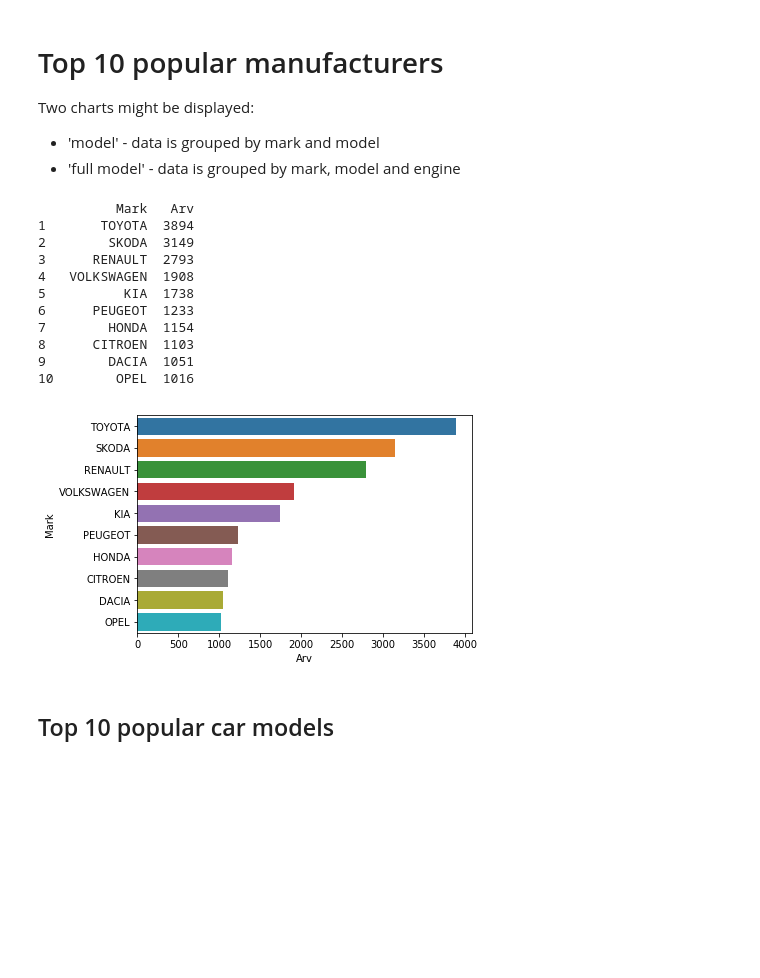
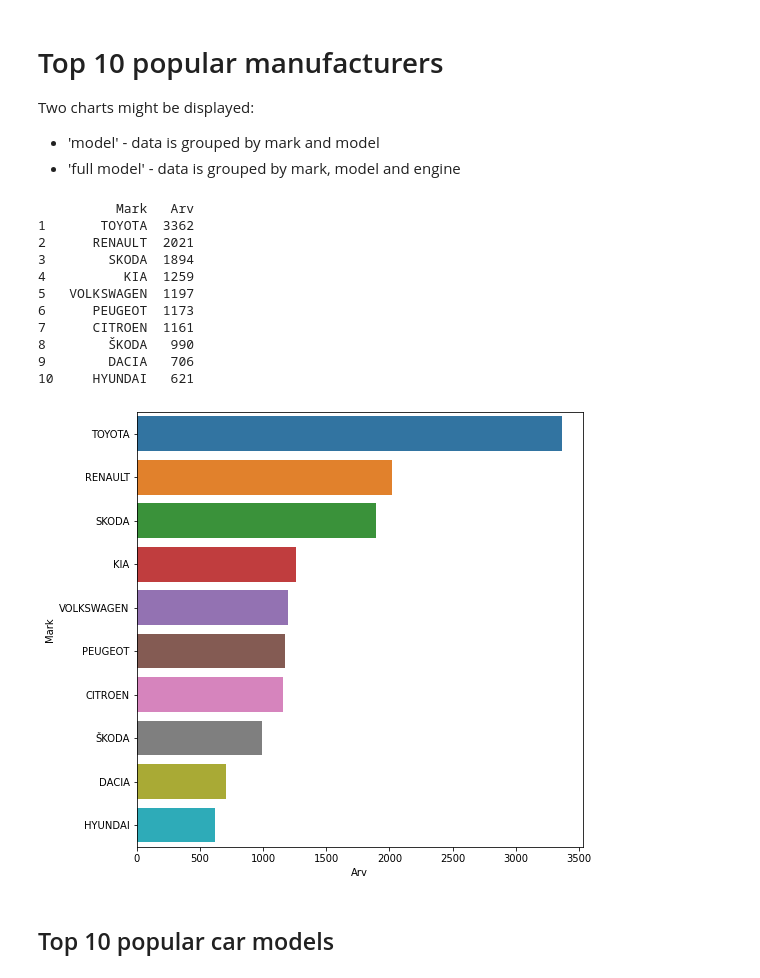
Before and after one commit to kirillstrelkov/playground, a Jupyter notebook: auto/mnt/mnt eesti.ipynb, the cells around one changed output. Cells and saved outputs as stored; diff of their text form; code cells hidden in the pictures; blank space fills up the shorter version.

```diff
--- a/auto/mnt/mnt eesti.ipynb
+++ b/auto/mnt/mnt eesti.ipynb
@@ -47,0 +30,4 @@ df.describe(include='all')
+# %%
+from mnt_sum import get_summary
+df = get_summary('data/2020')
+df.describe()
@@ -57,5 +53,5 @@ df.head()
 # %%
-for col in "Kategooria 	Keretüüp 	Väljalaske aasta	CO2 	Täismass 	Tühimass 	Telgi kokku 	Istekohti 	Maakond".split('\t'):
+for col in "Kategooria 	Keretüüp 	Väljalaske aasta	CO2 	Täismass 	Tühimass 	Telgi kokku 	Istekohti 	Maakond	Esm reg aasta	Registrimass	Värv".split('\t'):
     df = df.drop(columns=col.strip())
 
 df.head()
@@ -164,34 +162,35 @@ Two charts might be displayed:
 # %%
 LIMIT = 10
 
 def group_and_sort(data_frame, selection):
     return data_frame.groupby(
         selection,
         as_index=False
     )['Arv'].sum().sort_values('Arv', ascending=False).reset_index(drop=True)
 
 def group_sort_and_plot(data_frame, selection, x='Arv', y=None, limit=LIMIT, plot=True):
     data = group_and_sort(data_frame, selection)
     data.index += 1
     y = selection[0] if y is None else y
     if plot:
-        sns.barplot(x, y, data=data[:limit], orient='h')
+        plt.figure(figsize=(8, 8))
+        sns.barplot(x=x, y=y, data=data[:limit], orient='h')
     print(data.head(limit))
 
 group_sort_and_plot(df, ['Mark'])
 # %% [output]
           Mark   Arv
-1       TOYOTA  3894
-2        SKODA  3149
-3      RENAULT  2793
-4   VOLKSWAGEN  1908
-5          KIA  1738
-6      PEUGEOT  1233
-7        HONDA  1154
-8      CITROEN  1103
-9        DACIA  1051
-10        OPEL  1016
+1       TOYOTA  3362
+2      RENAULT  2021
+3        SKODA  1894
+4          KIA  1259
+5   VOLKSWAGEN  1197
+6      PEUGEOT  1173
+7      CITROEN  1161
+8        ŠKODA   990
+9        DACIA   706
+10     HYUNDAI   621
-[figure, old version]
+[figure, new version]
 # %% [markdown]
 ## Top 10 popular car models
 # %%
```
Also changed, not shown: parts of 45 cells of this notebook, 13 other files.
